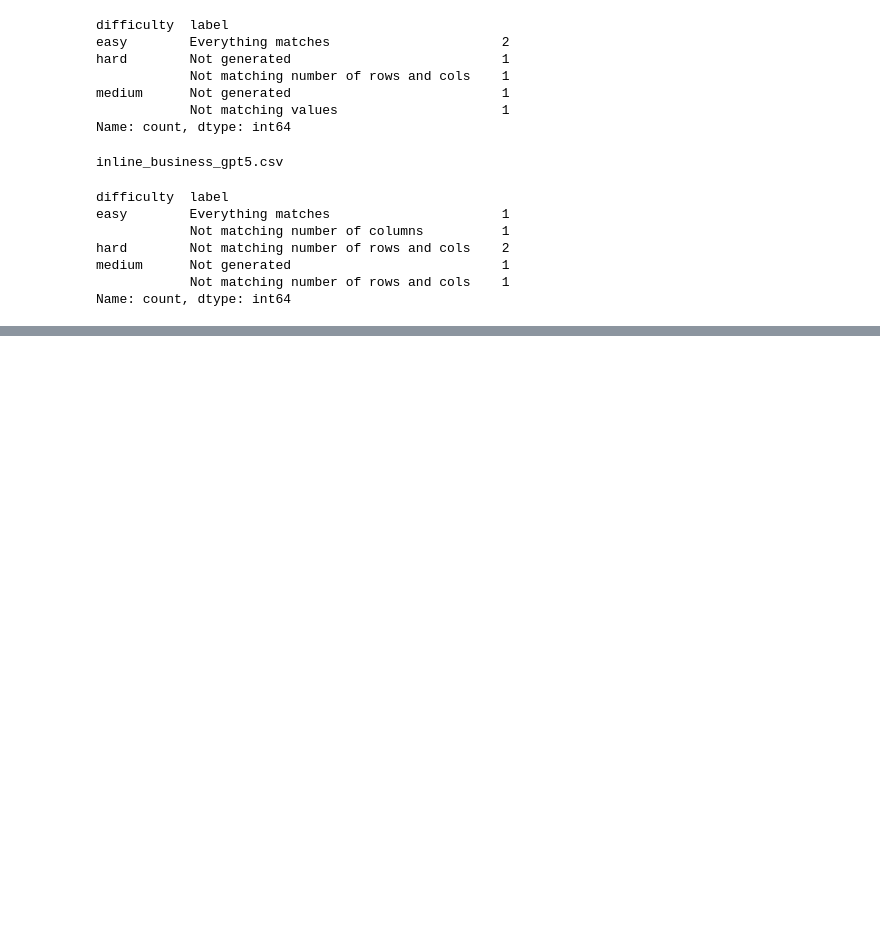
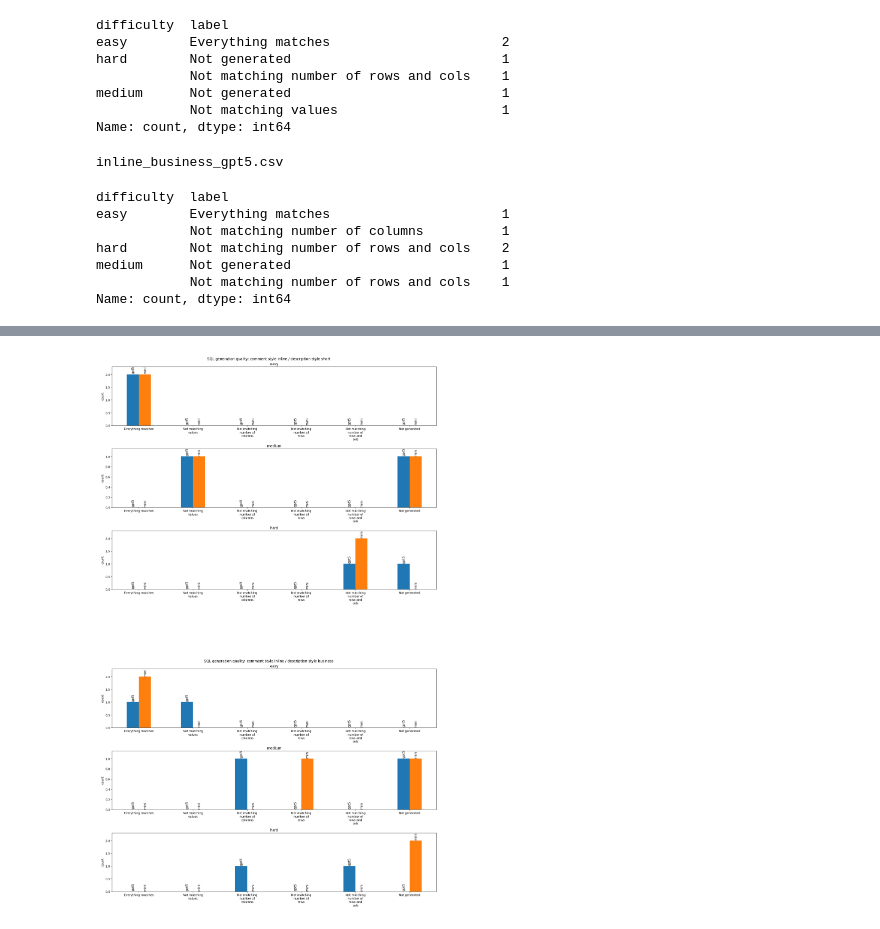
Before and after one commit to dvorobej/vanna-sql, a Jupyter notebook: notebooks/experiments/4_generation_evaluation.ipynb, the cells around one changed output, grey strips where cells are left out. Drawn from its saved outputs; the diff is of its cells as text; code cells hidden in the pictures; blank space fills up the shorter version.

```diff
--- a/notebooks/experiments/4_generation_evaluation.ipynb
+++ b/notebooks/experiments/4_generation_evaluation.ipynb
@@ -160,3 +205,15 @@ hard        Not matching number of rows and cols    2
 medium      Not generated                           1
             Not matching number of rows and cols    1
 Name: count, dtype: int64
+# %%
+combined_rewritten_path = combine_generation_metrics(
+    generation_metrics_paths=generation_metrics_paths,
+    database_name=DATABASE_NAME,
+    source_column=None,
+)
+plot_saved_rewritten_paths = plot_combined_generation_metrics(
+    combined_rewritten_path,
+    style_filters=[("inline", "short"), ("inline", "business")],
+)
+print("Combined rewritten metrics:", combined_rewritten_path)
+display(pd.read_excel(combined_rewritten_path))
@@ -162,0 +235,10 @@ Name: count, dtype: int64
+# %%
+fig = plt.figure(figsize=(20, 12 * len(plot_saved_rewritten_paths)))
+for index, plot_path in enumerate(plot_saved_rewritten_paths):
+    img = mpimg.imread(plot_path)
+    fig.add_subplot(len(plot_saved_rewritten_paths), 1, index + 1)
+    plt.imshow(img)
+    plt.axis('off')
+plt.show()
+# %% [output]
+[figure, added]
```
Also changed, not shown: parts of 4 cells of this notebook, 9 other files.
